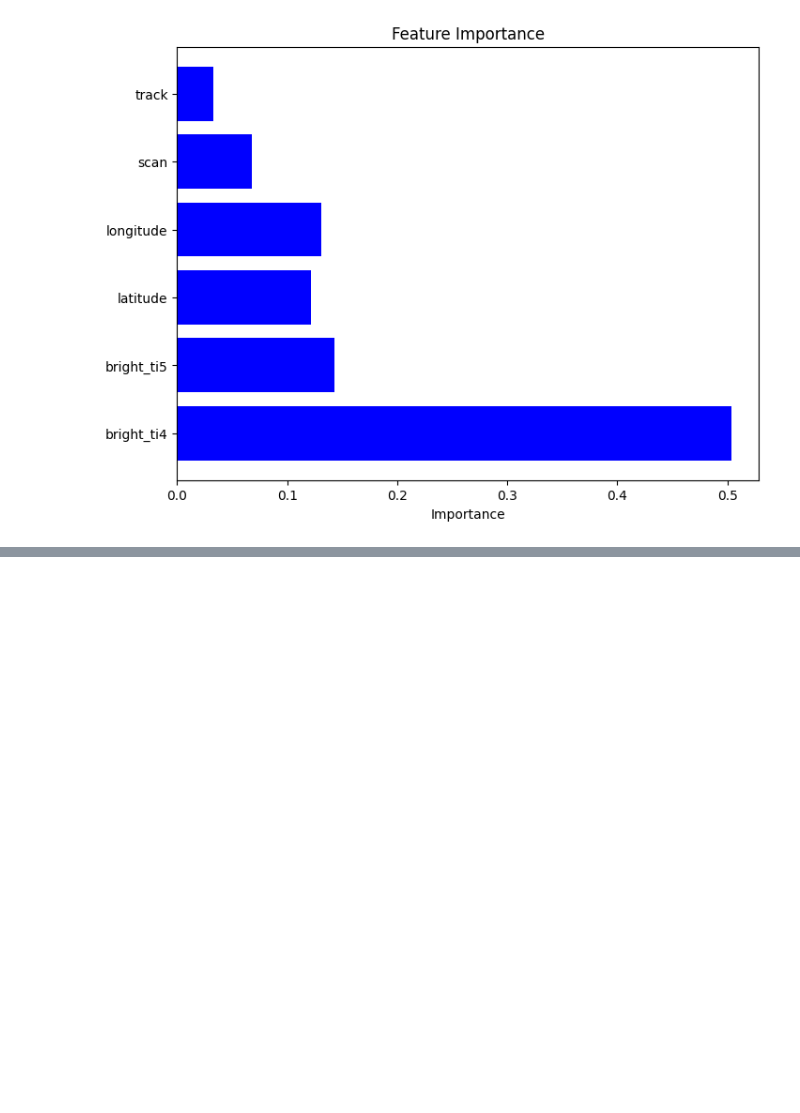
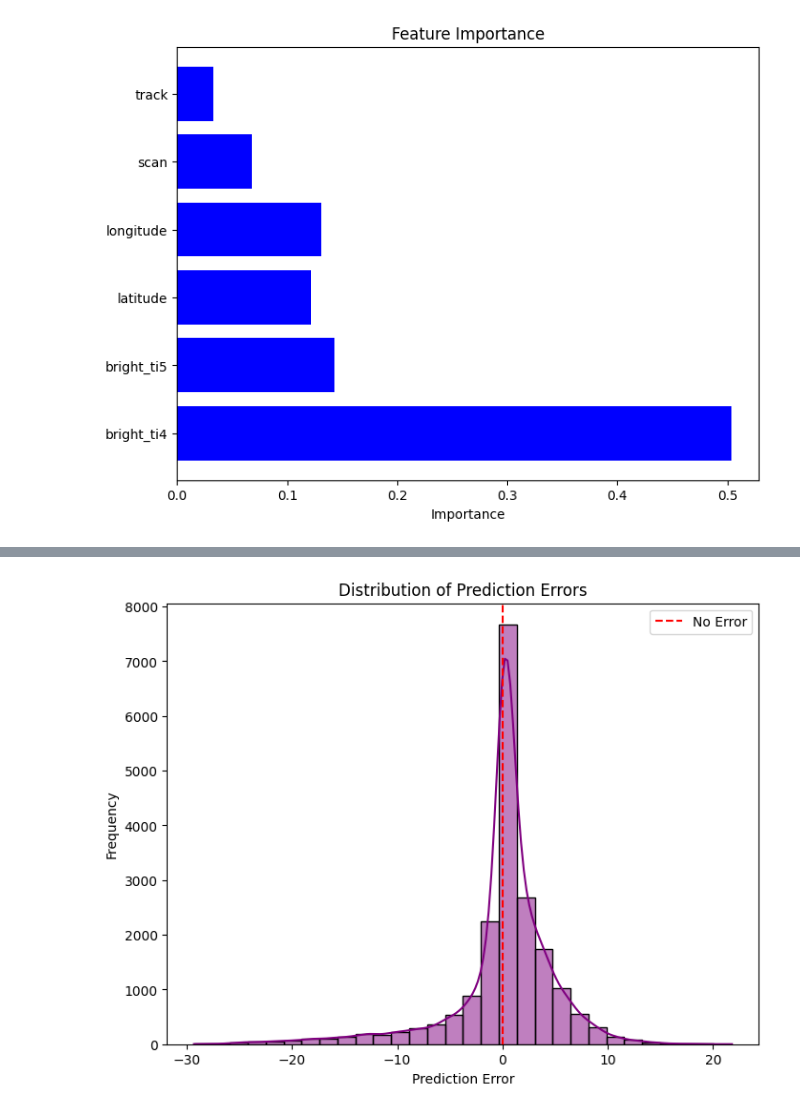
Before and after one commit to cbrittonjsy/Australian-Bushfire-Analysis, a Jupyter notebook: py/Q1_folder/Question_1.ipynb, the cells around one changed output, grey strips where cells are left out. Drawn from its saved outputs; the diff is of its cells as text; code cells hidden in the pictures; blank space fills up the shorter version.

```diff
--- a/py/Q1_folder/Question_1.ipynb
+++ b/py/Q1_folder/Question_1.ipynb
@@ -297,0 +323,13 @@ plt.show()
+# %%
+# Histogram of Prediction Errors
+prediction_errors = y_pred - y_test
+plt.figure(figsize=(8, 6))
+sns.histplot(prediction_errors, bins=30, kde=True, color="purple")
+plt.axvline(x=0, linestyle="--", color="red", label="No Error")
+plt.xlabel("Prediction Error")
+plt.ylabel("Frequency")
+plt.title("Distribution of Prediction Errors")
+plt.legend()
+plt.show()
+# %% [output]
+[figure, added]
```
Also changed, not shown: parts of 3 cells of this notebook.
